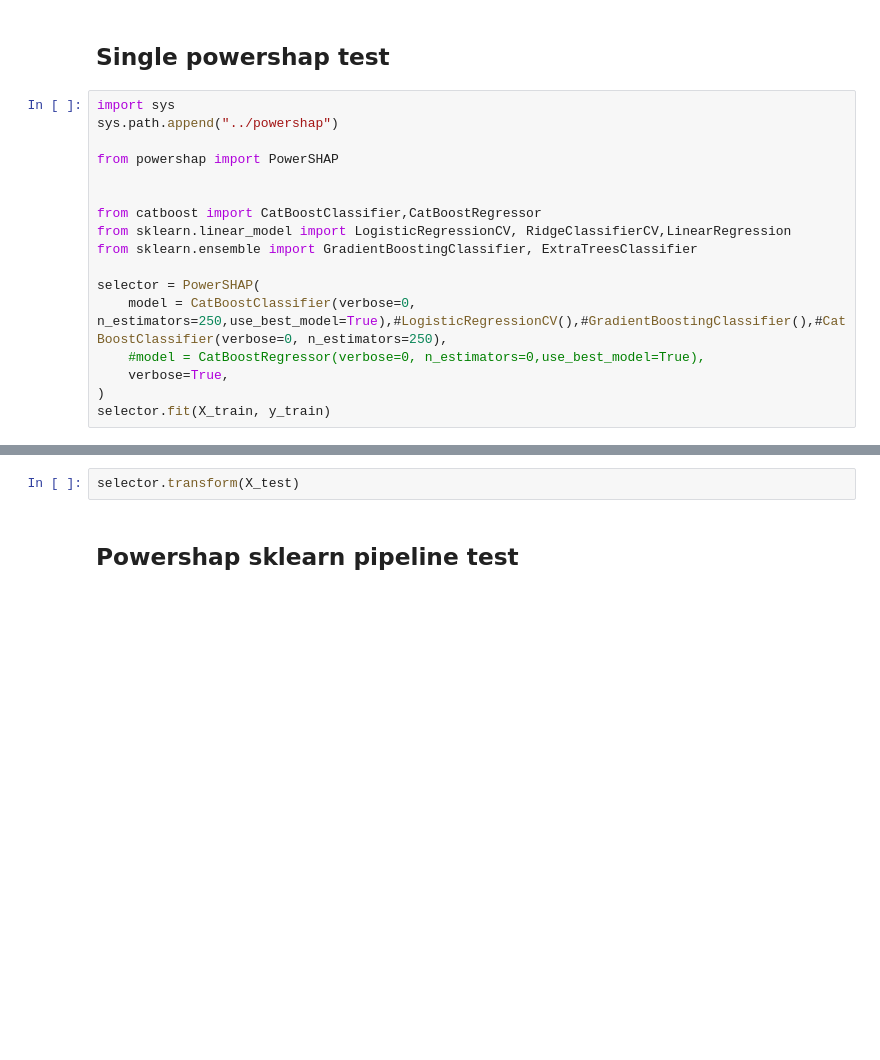
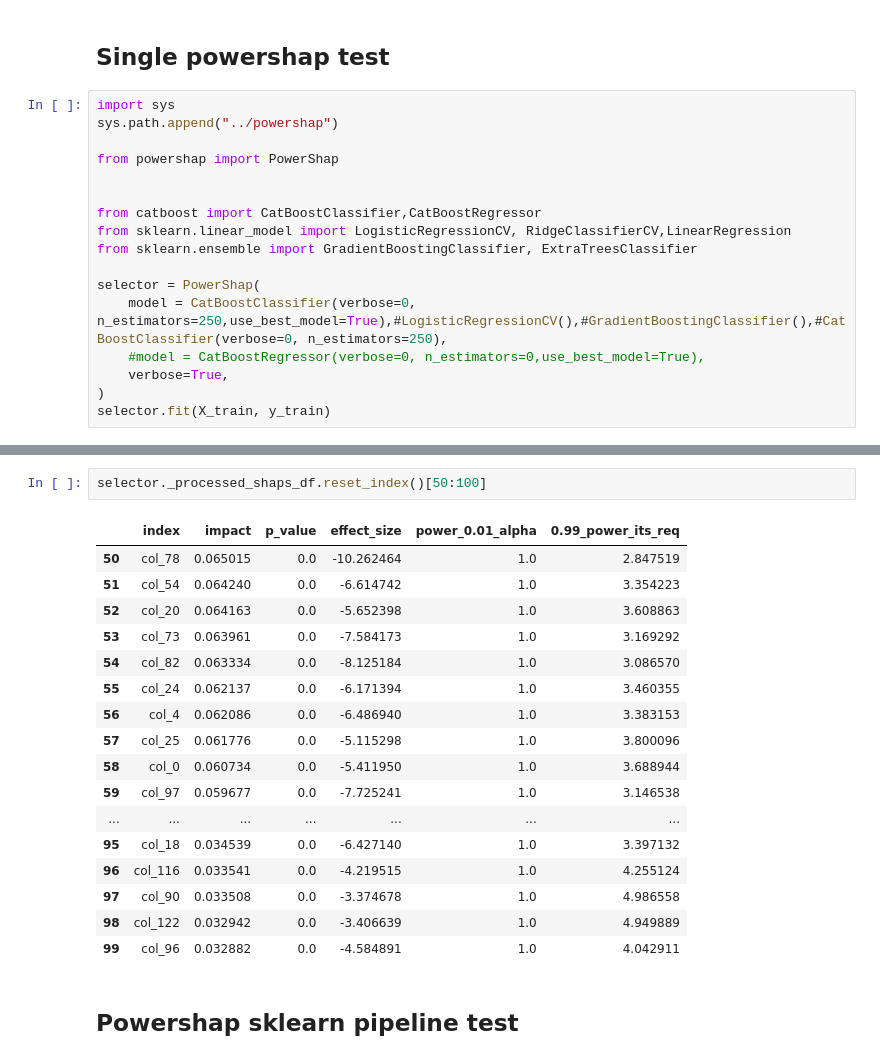
Before and after one commit to predict-idlab/powershap, a Jupyter notebook: examples/simulation.ipynb, the cells around one changed output, grey strips where cells are left out. Drawn from its saved outputs; the diff is of its cells as text; blank space fills up the shorter version.

```diff
--- a/examples/simulation.ipynb
+++ b/examples/simulation.ipynb
@@ -93,14 +93,14 @@ X_train
 import sys
 sys.path.append("../powershap")
 
-from powershap import PowerSHAP
+from powershap import PowerShap
 
 
 from catboost import CatBoostClassifier,CatBoostRegressor
 from sklearn.linear_model import LogisticRegressionCV, RidgeClassifierCV,LinearRegression
 from sklearn.ensemble import GradientBoostingClassifier, ExtraTreesClassifier
 
-selector = PowerSHAP(
+selector = PowerShap(
     model = CatBoostClassifier(verbose=0, n_estimators=250,use_best_model=True),#LogisticRegressionCV(),#GradientBoostingClassifier(),#CatBoostClassifier(verbose=0, n_estimators=250),
     #model = CatBoostRegressor(verbose=0, n_estimators=0,use_best_model=True),
     verbose=True,
@@ -109,5 +117,23 @@ selector.fit(X_train, y_train)
-# %%
-selector.transform(X_test)
+# %%
+selector._processed_shaps_df.reset_index()[50:100]
+# %% [output]
+|  | index | impact | p_value | effect_size | power_0.01_alpha | 0.99_power_its_req |
+| 50 | col_78 | 0.065015 | 0.0 | -10.262464 | 1.0 | 2.847519 |
+| 51 | col_54 | 0.064240 | 0.0 | -6.614742 | 1.0 | 3.354223 |
+| 52 | col_20 | 0.064163 | 0.0 | -5.652398 | 1.0 | 3.608863 |
+| 53 | col_73 | 0.063961 | 0.0 | -7.584173 | 1.0 | 3.169292 |
+| 54 | col_82 | 0.063334 | 0.0 | -8.125184 | 1.0 | 3.086570 |
+| 55 | col_24 | 0.062137 | 0.0 | -6.171394 | 1.0 | 3.460355 |
+| 56 | col_4 | 0.062086 | 0.0 | -6.486940 | 1.0 | 3.383153 |
+| 57 | col_25 | 0.061776 | 0.0 | -5.115298 | 1.0 | 3.800096 |
+| 58 | col_0 | 0.060734 | 0.0 | -5.411950 | 1.0 | 3.688944 |
+| 59 | col_97 | 0.059677 | 0.0 | -7.725241 | 1.0 | 3.146538 |
+| ... | ... | ... | ... | ... | ... | ... |
+| 95 | col_18 | 0.034539 | 0.0 | -6.427140 | 1.0 | 3.397132 |
+| 96 | col_116 | 0.033541 | 0.0 | -4.219515 | 1.0 | 4.255124 |
+| 97 | col_90 | 0.033508 | 0.0 | -3.374678 | 1.0 | 4.986558 |
+| 98 | col_122 | 0.032942 | 0.0 | -3.406639 | 1.0 | 4.949889 |
+| 99 | col_96 | 0.032882 | 0.0 | -4.584891 | 1.0 | 4.042911 |
 # %% [markdown]
 ## Powershap sklearn pipeline test
 # %%
```
Also changed, not shown: parts of 15 cells of this notebook, 1 other file.
